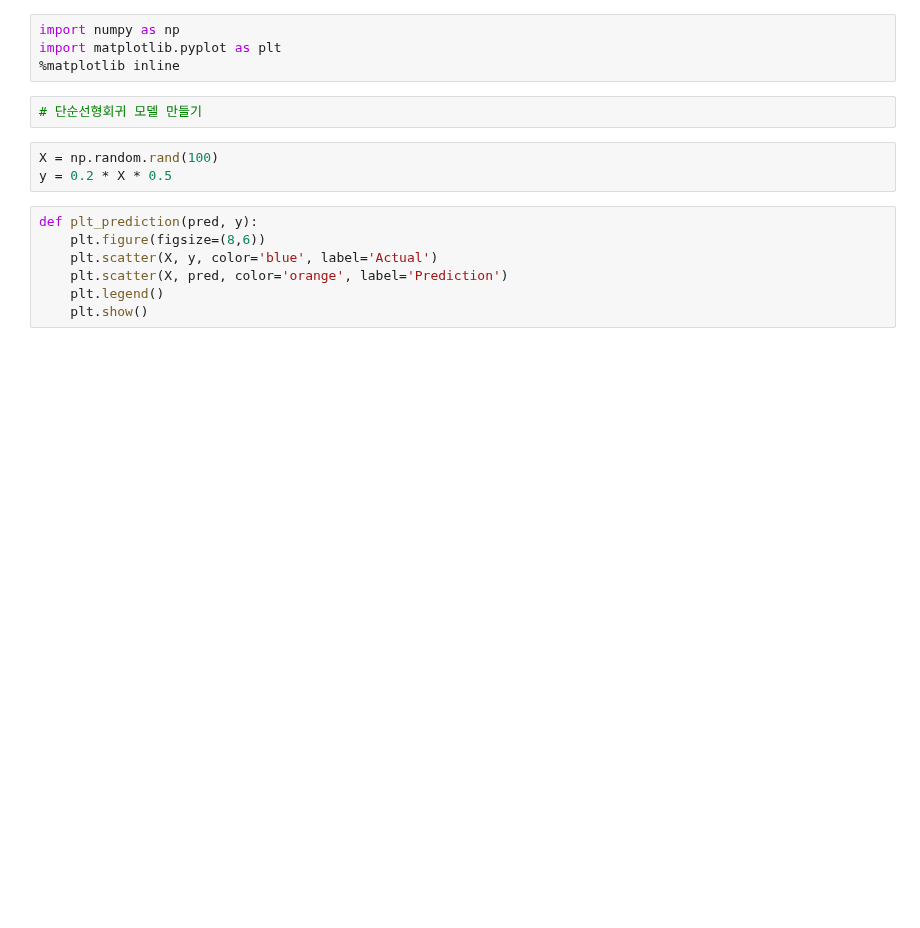
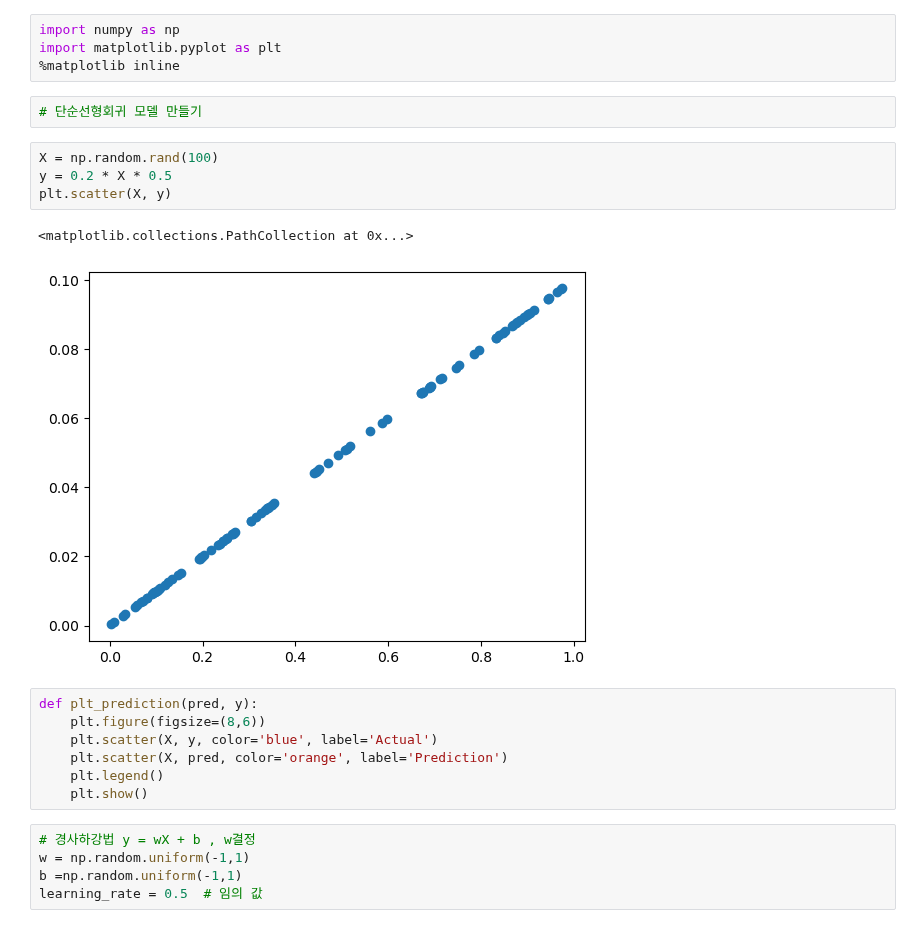
Before and after one commit to zdeik/hipython_rep, a Jupyter notebook: 37.선형회귀.ipynb, the cells around one changed output. Saved outputs shown, nothing was run; the diff lists cells and outputs as text; blank space fills up the shorter version.

```diff
--- a/37.선형회귀.ipynb
+++ b/37.선형회귀.ipynb
@@ -9,6 +9,10 @@ import matplotlib.pyplot as plt
 # %%
 X = np.random.rand(100)
 y = 0.2 * X * 0.5
+plt.scatter(X, y)
+# %% [output]
+<matplotlib.collections.PathCollection at 0x...>
+[figure, added]
 # %%
 def plt_prediction(pred, y):
     plt.figure(figsize=(8,6))
@@ -16,3 +20,8 @@ def plt_prediction(pred, y):
     plt.scatter(X, pred, color='orange', label='Prediction')
     plt.legend()
     plt.show()
+# %%
+# 경사하강법 y = wX + b , w결정
+w = np.random.uniform(-1,1)
+b =np.random.uniform(-1,1)
+learning_rate = 0.5  # 임의 값
```
Also changed, not shown: parts of 16 cells of this notebook, 1 other file.
